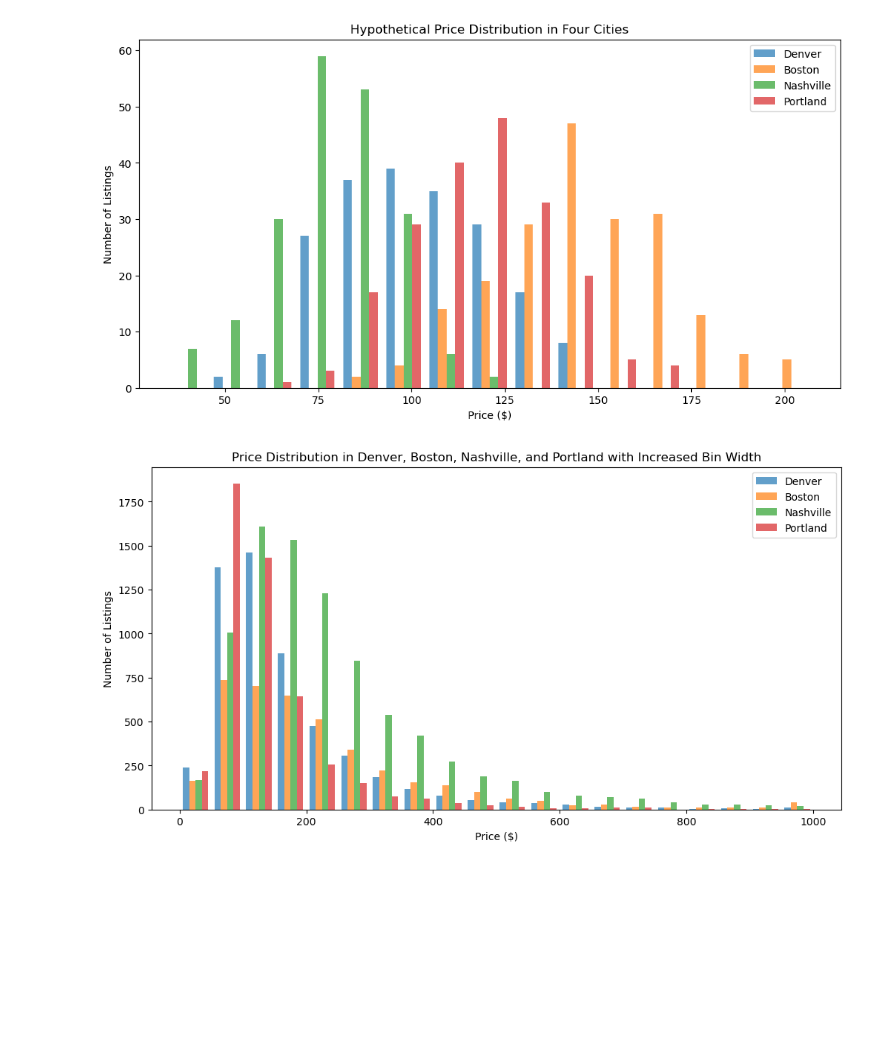
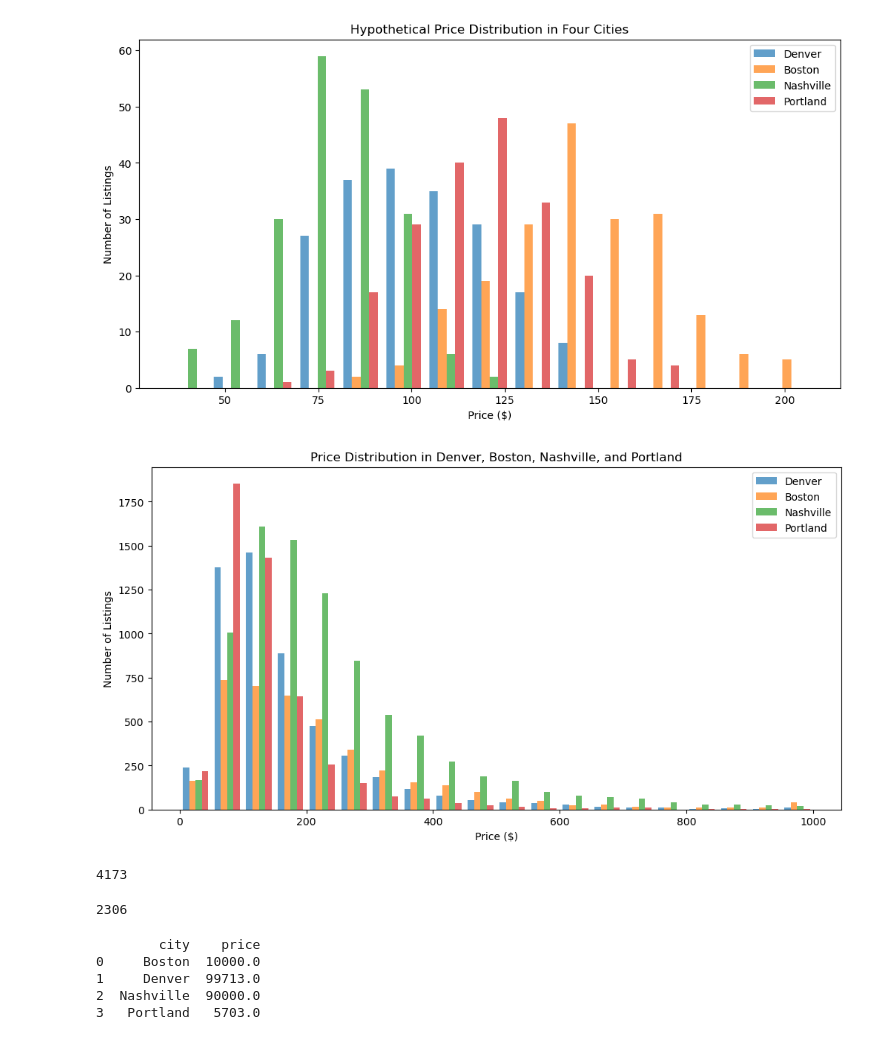
Before and after one commit to bmckimmy/Panda-o-rama, a Jupyter notebook: BM_files/priceairbnb.ipynb, the cells around one changed output. Cells and saved outputs as stored; diff of their text form; code cells hidden in the pictures; blank space fills up the shorter version.

```diff
--- a/BM_files/priceairbnb.ipynb
+++ b/BM_files/priceairbnb.ipynb
@@ -89,34 +87,74 @@ plt.show()
 # %% [output]
 [figure]
 # %%
-# Since the code execution state was reset, we need to reload the data and redefine variables
-# Load the provided CSV file
+#Load the provided CSV file
 file_path = 'cities.csv'
 all_listings_df = pd.read_csv(file_path)
 
-# Cleaning the 'price' column as it was done previously
+#Cleaning the 'price' column as it was done previously
 all_listings_df['price'] = all_listings_df['price'].replace('[\$,]', '', regex=True).astype(float)
 
-# Filtering data for each city
+#Filtering data for each city
 prices_denver = all_listings_df[all_listings_df['city'] == 'Denver']['price']
 prices_boston = all_listings_df[all_listings_df['city'] == 'Boston']['price']
 prices_nashville = all_listings_df[all_listings_df['city'] == 'Nashville']['price']
 prices_portland = all_listings_df[all_listings_df['city'] == 'Portland']['price']
 
-# Defining a larger bin width
+#Defining a larger bin width
 bin_width = 50  # You can adjust the width here as needed
 price_bins = np.arange(0, 1000 + bin_width, bin_width)  # Creating bin edges array with the specified bin width
 
-# Recreating the histogram with the new bin width
+#Recreating the histogram with the new bin width
 plt.figure(figsize=(12, 6))
 plt.hist([prices_denver, prices_boston, prices_nashville, prices_portland],
          bins=price_bins, alpha=0.7,
          label=['Denver', 'Boston', 'Nashville', 'Portland'])
 
 plt.xlabel('Price ($)')
 plt.ylabel('Number of Listings')
-plt.title('Price Distribution in Denver, Boston, Nashville, and Portland with Increased Bin Width')
+plt.title('Price Distribution in Denver, Boston, Nashville, and Portland')
 plt.legend()
 plt.show()
 # %% [output]
-[figure, old version]
+[figure, new version]
+# %%
+#Filter the dataset for listings in Portland priced between $0 to $200
+portland_listings = all_listings_df[(all_listings_df['city'] == 'Portland') & (all_listings_df['price'] >= 0) & (all_listings_df['price'] <= 200)]
+
+#Count how many listings there are in this price range.
+portland_listing_count = portland_listings['price'].count()
+
+portland_listing_count
+# %% [output]
+4173
+# %%
+#Filter the dataset for listings in Portland priced between $0 to $200
+boston_listings = all_listings_df[(all_listings_df['city'] == 'Boston') & (all_listings_df['price'] >= 0) & (all_listings_df['price'] <= 200)]
+
+#Count how many listings there are in this price range.
+boston_listing_count = boston_listings['price'].count()
+
+boston_listing_count
+# %% [output]
+2306
+# %%
+#Ensure that the price column is numeric
+all_listings_df['price'] = pd.to_numeric(all_listings_df['price'], errors='coerce')
+
+#Drop any rows that have NaN values after coercion
+all_listings_df = all_listings_df.dropna(subset=['price'])
+
+#Group the data by city and find the maximum value
+max_prices = all_listings_df.groupby('city')['price'].max()
+
+#Reset Index
+max_prices_df = max_prices.reset_index()
+
+#Print the result
+print(max_prices_df)
+# %% [output]
+        city    price
+0     Boston  10000.0
+1     Denver  99713.0
+2  Nashville  90000.0
+3   Portland   5703.0
```
Also changed, not shown: parts of 21 cells of this notebook.
